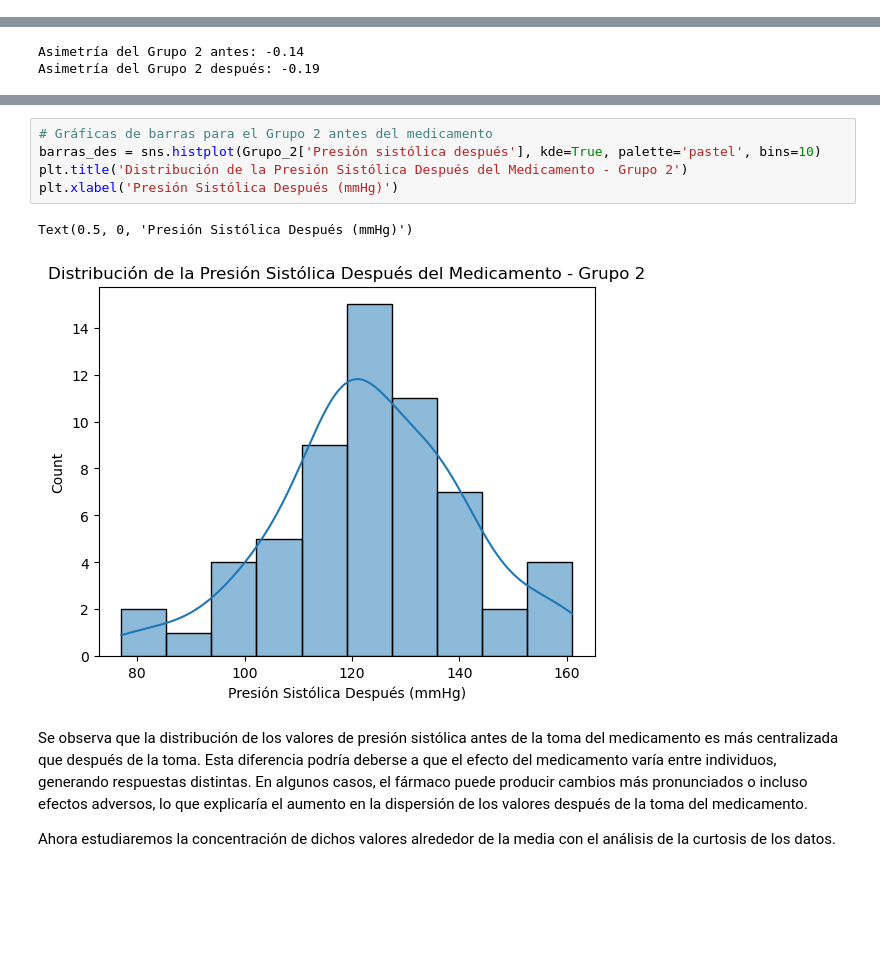
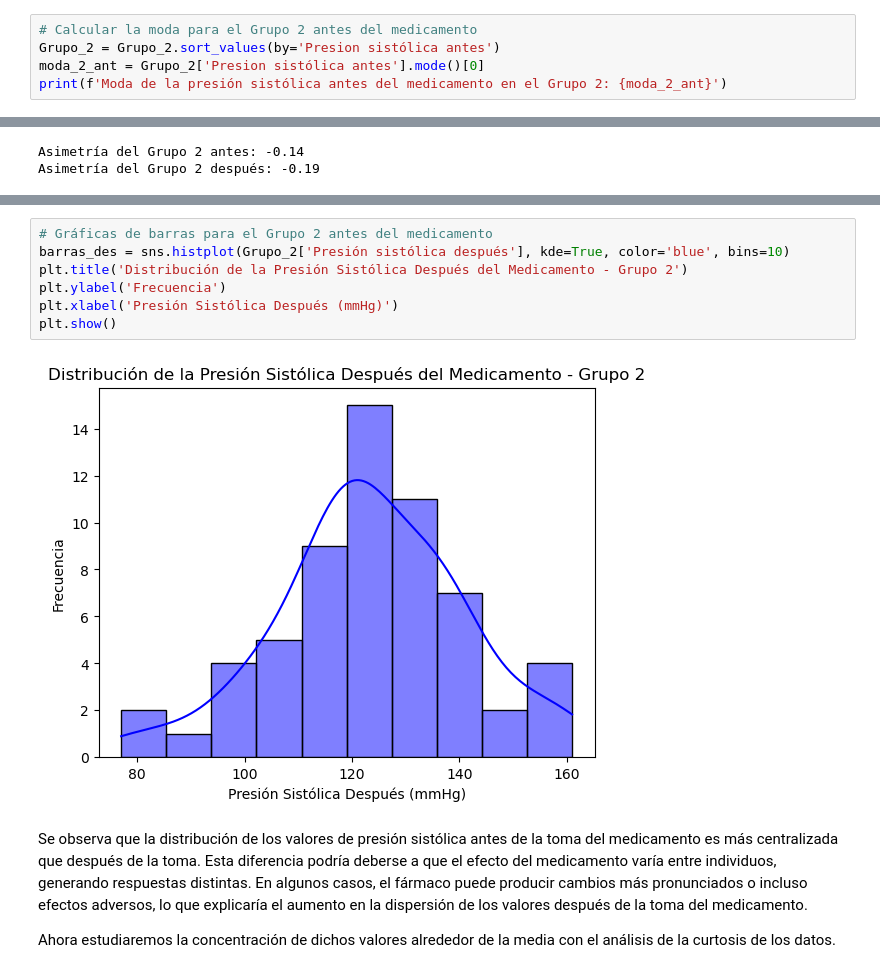
Before and after one commit to annabmota/estadistica, a Jupyter notebook: Prueba_evaluación_Annabelle_Mo_Ta.ipynb, the cells around one changed output, grey strips where cells are left out. Cells and saved outputs as stored; diff of their text form; blank space fills up the shorter version.

```diff
--- a/Prueba_evaluación_Annabelle_Mo_Ta.ipynb
+++ b/Prueba_evaluación_Annabelle_Mo_Ta.ipynb
@@ -78,3 +81,8 @@ summary_stats_2
 | 50% | 2.0 | 56.000000 | 126.000000 | 121.000000 | 195.00000 |
 | 75% | 2.0 | 66.500000 | 138.250000 | 135.000000 | 215.25000 |
 | max | 2.0 | 86.000000 | 154.000000 | 161.000000 | 298.00000 |
+# %%
+# Calcular la moda para el Grupo 2 antes del medicamento
+Grupo_2 = Grupo_2.sort_values(by='Presion sistólica antes')
+moda_2_ant = Grupo_2['Presion sistólica antes'].mode()[0]
+print(f'Moda de la presión sistólica antes del medicamento en el Grupo 2: {moda_2_ant}')
@@ -141,11 +154,12 @@ Text(0.5, 0, 'Presión Sistólica Antes (mmHg)')
 # %%
 # Gráficas de barras para el Grupo 2 antes del medicamento
-barras_des = sns.histplot(Grupo_2['Presión sistólica después'], kde=True, palette='pastel', bins=10)
+barras_des = sns.histplot(Grupo_2['Presión sistólica después'], kde=True, color='blue', bins=10)
 plt.title('Distribución de la Presión Sistólica Después del Medicamento - Grupo 2')
+plt.ylabel('Frecuencia')
 plt.xlabel('Presión Sistólica Después (mmHg)')
+plt.show()
 # %% [output]
-Text(0.5, 0, 'Presión Sistólica Después (mmHg)')
-[figure, old version]
+[figure, new version]
 # %% [markdown]
 Se observa que la distribución de los valores de presión sistólica antes de la toma del medicamento es más centralizada que después de la toma. Esta diferencia podría deberse a que el efecto del medicamento varía entre individuos, generando respuestas distintas. En algunos casos, el fármaco puede producir cambios más pronunciados o incluso efectos adversos, lo que explicaría el aumento en la dispersión de los valores después de la toma del medicamento.
 
```
Also changed, not shown: parts of 59 cells of this notebook.
